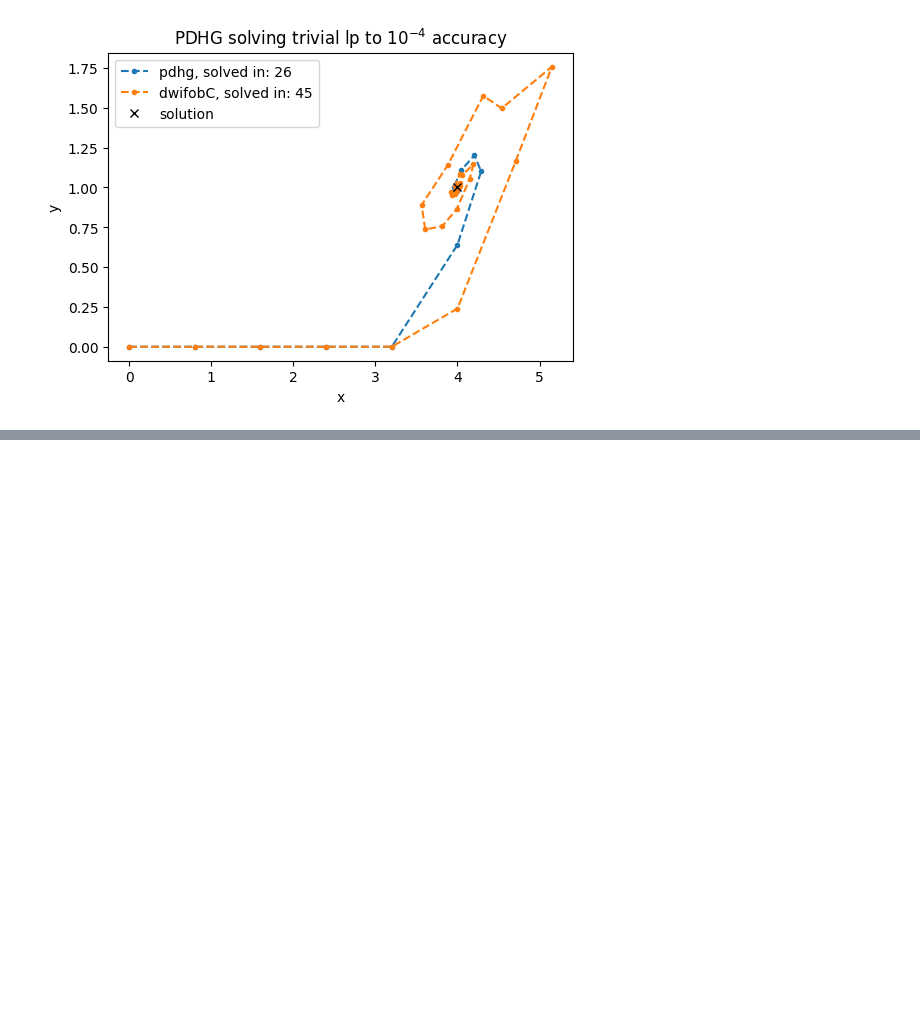
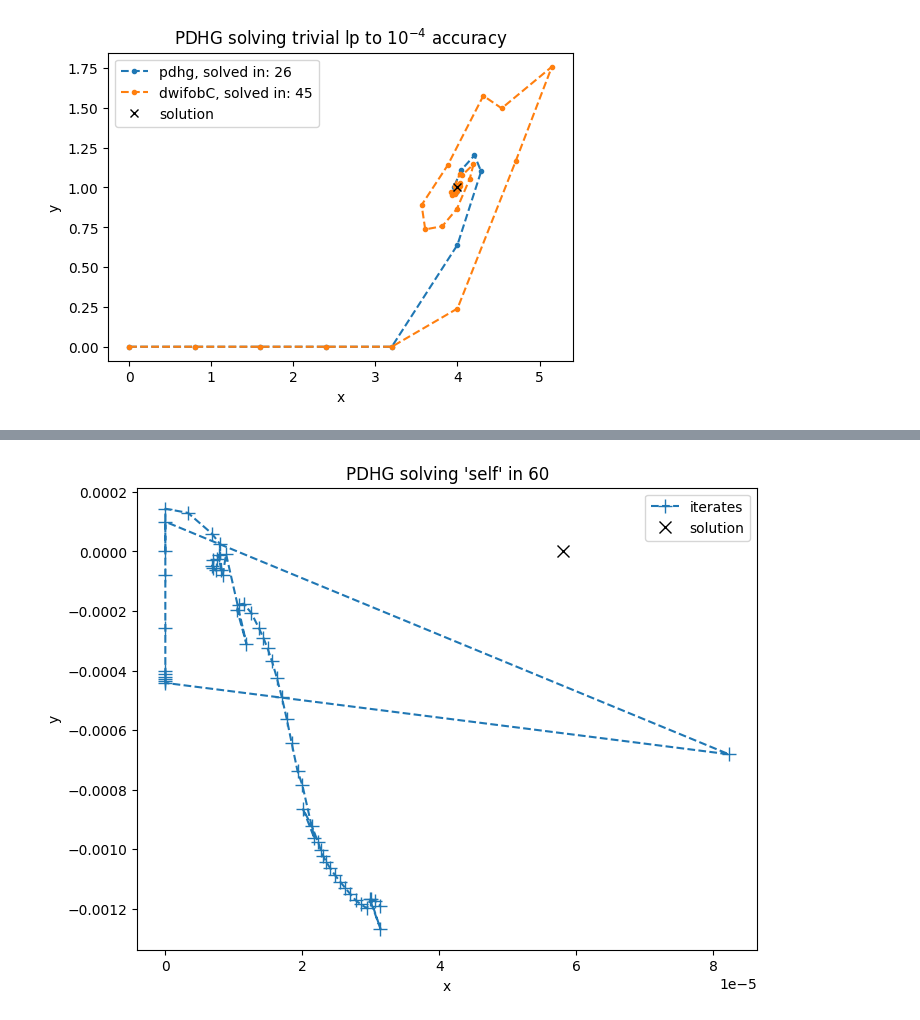
Before and after one commit to TheodorAT/MasterThesis, a Jupyter notebook: scripts/plot_convegence_understanding.ipynb, the cells around one changed output, grey strips where cells are left out. Cells and saved outputs as stored; diff of their text form; code cells hidden in the pictures; blank space fills up the shorter version.

```diff
--- a/scripts/plot_convegence_understanding.ipynb
+++ b/scripts/plot_convegence_understanding.ipynb
@@ -164,0 +187,7 @@ plot_dwifob_iterates(pdlp_solve, 40, -1, f"PDLP solving 'self' in in {iters}", p
+# %%
+# Some interesting dimensions maybe... We should probably do the same visualization on another problem as well.
+primal_idx = 55
+dual_idx = 92
+plot_dwifob_iterates(pdlp_solve, self_solution, 65, -1, f"PDHG solving 'self' in {iters}", primal_idx, dual_idx, False, False)
+# %% [output]
+[figure, added]
```
Also changed, not shown: parts of 7 cells of this notebook, 1 other file.
